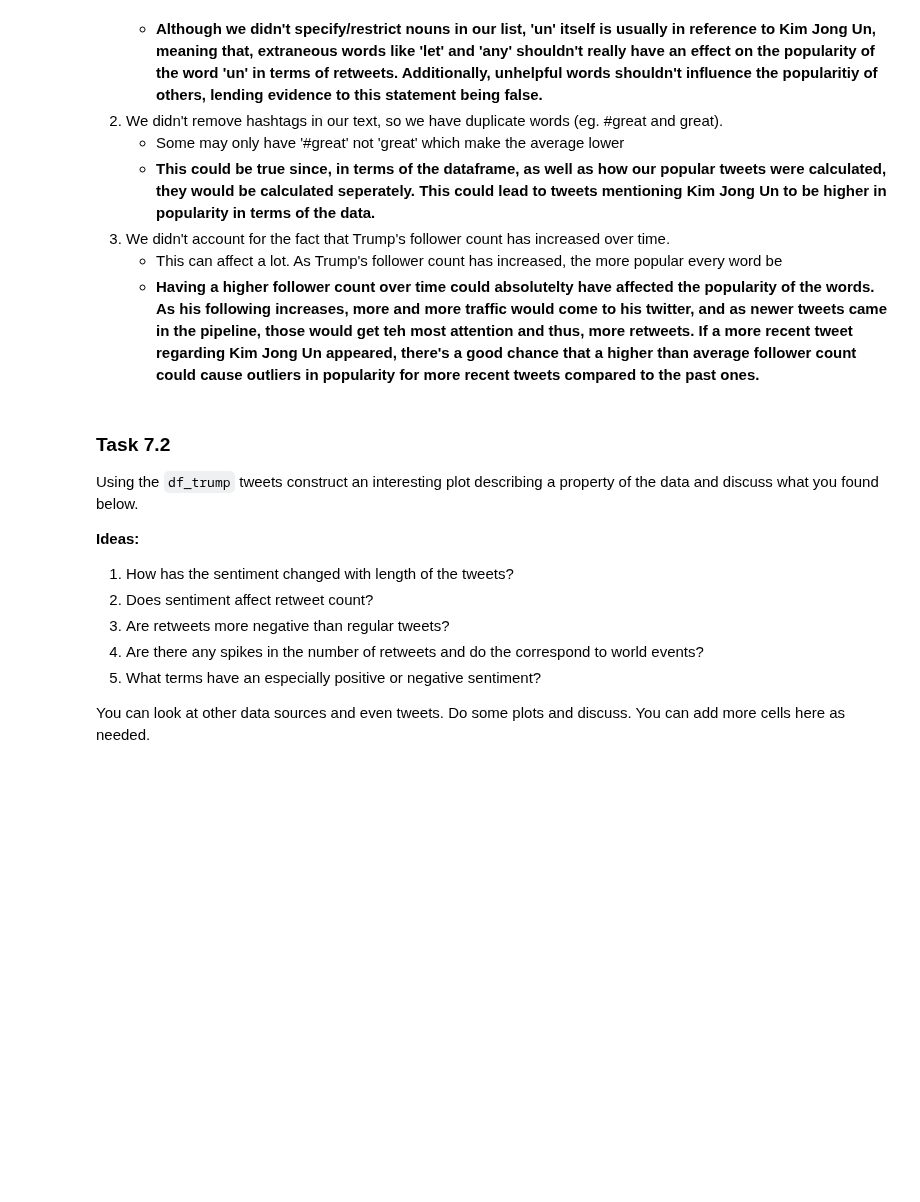
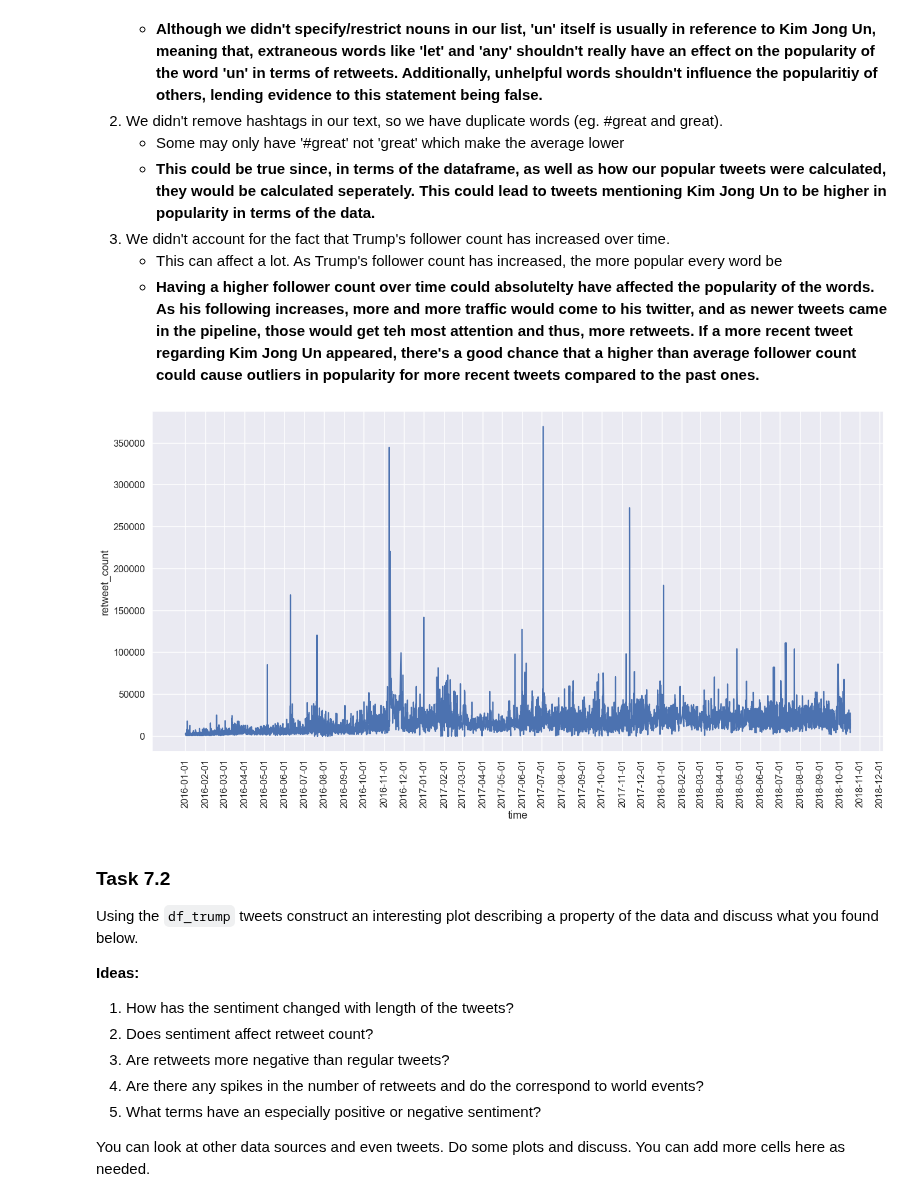
Before and after one commit to aarif-razak/cs439Work, a Jupyter notebook: MidSemProject/MidSemester_Project_F21_V1.ipynb, the cells around one changed output. Drawn from its saved outputs; the diff is of its cells as text; code cells hidden in the pictures; blank space fills up the shorter version.

```diff
--- a/MidSemProject/MidSemester_Project_F21_V1.ipynb
+++ b/MidSemProject/MidSemester_Project_F21_V1.ipynb
@@ -1208,3 +1203,15 @@ Consider each of the statements about possible confounding factors below. State
+# %%
+#### BEGIN SOLUTION
+plt.figure(figsize=(20,10))
+df_trump.head()
+sns.lineplot(data=df_trump, x=df_trump['time'], y=df_trump['retweet_count'])
+plt.xticks(['2016-01', '2016-02', '2016-03', '2016-04', '2016-05', '2016-06', '2016-07', '2016-08', '2016-09', '2016-10', '2016-11', '2016-12',
+           '2017-01', '2017-02', '2017-03', '2017-04', '2017-05', '2017-06', '2017-07', '2017-08', '2017-09', '2017-10', '2017-11', '2017-12',
+           '2018-01', '2018-02', '2018-03', '2018-04', '2018-05', '2018-06', '2018-07', '2018-08', '2018-09', '2018-10', '2018-11', '2018-12'],
+          rotation=90);
+#### END SOLUTION
+# %% [output]
+[figure, added]
 # %% [markdown]
 ### Task 7.2
 Using the `df_trump` tweets construct an interesting plot describing a property of the data and discuss what you found below.
```
Also changed, not shown: parts of 5 cells of this notebook.
